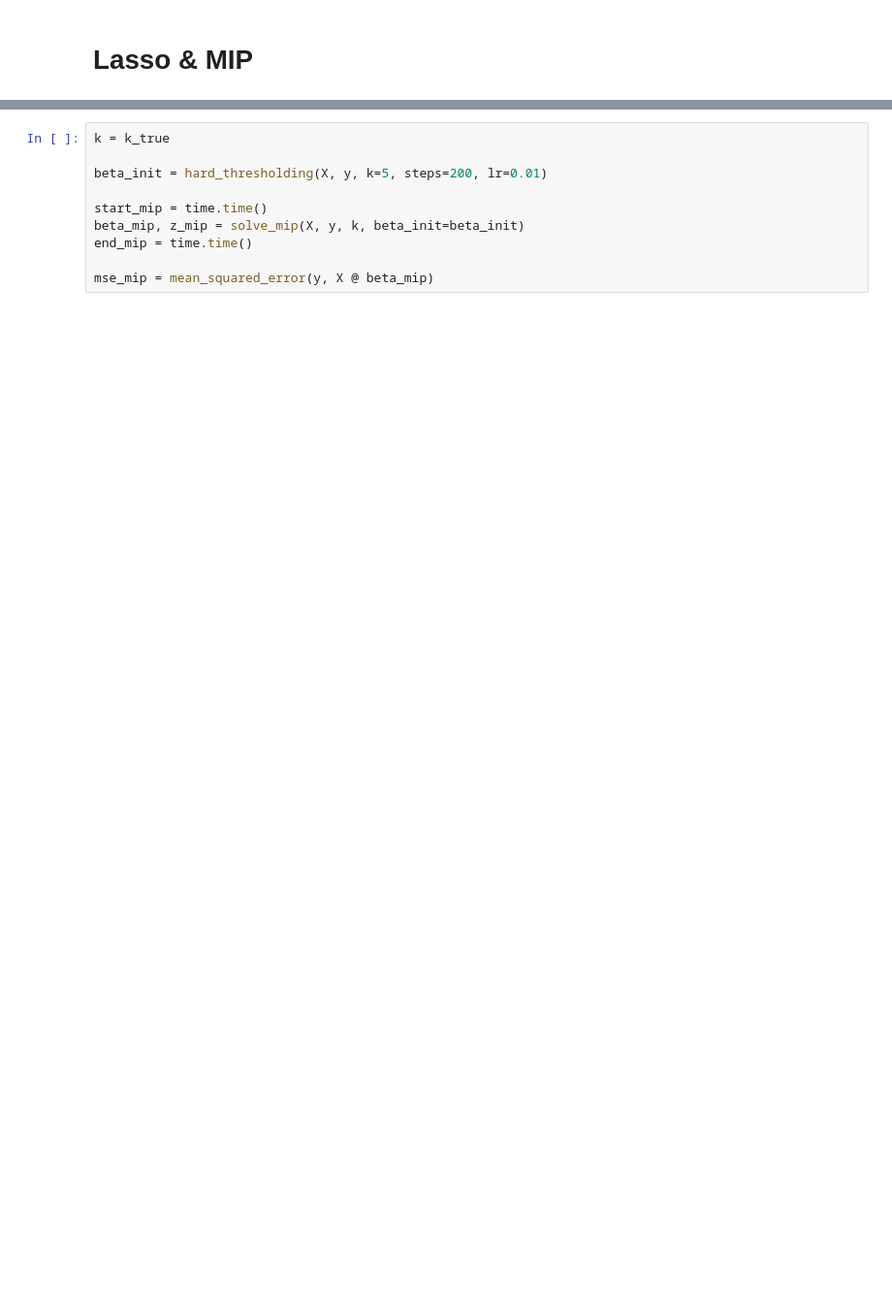
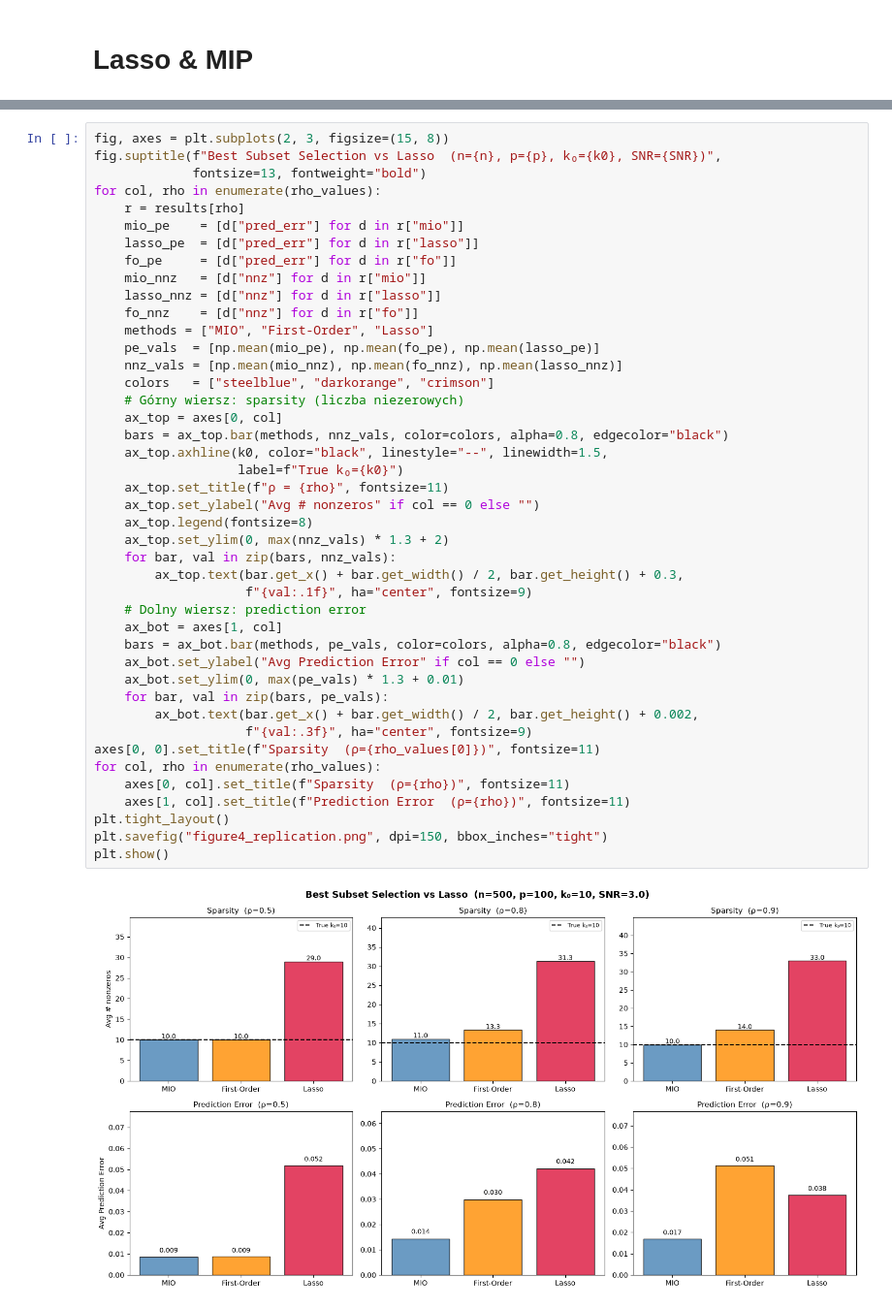
Before and after one commit to wachm24/OptProject, a Jupyter notebook: example.ipynb, the cells around one changed output, grey strips where cells are left out. Shown at 97% size. Drawn from its saved outputs; the diff is of its cells as text; blank space fills up the shorter version.

```diff
--- a/example.ipynb
+++ b/example.ipynb
@@ -38,10 +146,45 @@ mse_lasso = mean_squared_error(y, X @ beta_lasso)
 # %%
-k = k_true
-
-beta_init = hard_thresholding(X, y, k=5, steps=200, lr=0.01)
-
-start_mip = time.time()
-beta_mip, z_mip = solve_mip(X, y, k, beta_init=beta_init)
-end_mip = time.time()
-
-mse_mip = mean_squared_error(y, X @ beta_mip)
+fig, axes = plt.subplots(2, 3, figsize=(15, 8))
+fig.suptitle(f"Best Subset Selection vs Lasso  (n={n}, p={p}, k₀={k0}, SNR={SNR})",
+             fontsize=13, fontweight="bold")
+for col, rho in enumerate(rho_values):
+    r = results[rho]
+    mio_pe    = [d["pred_err"] for d in r["mio"]]
+    lasso_pe  = [d["pred_err"] for d in r["lasso"]]
+    fo_pe     = [d["pred_err"] for d in r["fo"]]
+    mio_nnz   = [d["nnz"] for d in r["mio"]]
+    lasso_nnz = [d["nnz"] for d in r["lasso"]]
+    fo_nnz    = [d["nnz"] for d in r["fo"]]
+    methods = ["MIO", "First-Order", "Lasso"]
+    pe_vals  = [np.mean(mio_pe), np.mean(fo_pe), np.mean(lasso_pe)]
+    nnz_vals = [np.mean(mio_nnz), np.mean(fo_nnz), np.mean(lasso_nnz)]
+    colors   = ["steelblue", "darkorange", "crimson"]
+    # Górny wiersz: sparsity (liczba niezerowych)
+    ax_top = axes[0, col]
+    bars = ax_top.bar(methods, nnz_vals, color=colors, alpha=0.8, edgecolor="black")
+    ax_top.axhline(k0, color="black", linestyle="--", linewidth=1.5,
+                   label=f"True k₀={k0}")
+    ax_top.set_title(f"ρ = {rho}", fontsize=11)
+    ax_top.set_ylabel("Avg # nonzeros" if col == 0 else "")
+    ax_top.legend(fontsize=8)
+    ax_top.set_ylim(0, max(nnz_vals) * 1.3 + 2)
+    for bar, val in zip(bars, nnz_vals):
+        ax_top.text(bar.get_x() + bar.get_width() / 2, bar.get_height() + 0.3,
+                    f"{val:.1f}", ha="center", fontsize=9)
+    # Dolny wiersz: prediction error
+    ax_bot = axes[1, col]
+    bars = ax_bot.bar(methods, pe_vals, color=colors, alpha=0.8, edgecolor="black")
+    ax_bot.set_ylabel("Avg Prediction Error" if col == 0 else "")
+    ax_bot.set_ylim(0, max(pe_vals) * 1.3 + 0.01)
+    for bar, val in zip(bars, pe_vals):
+        ax_bot.text(bar.get_x() + bar.get_width() / 2, bar.get_height() + 0.002,
+                    f"{val:.3f}", ha="center", fontsize=9)
+axes[0, 0].set_title(f"Sparsity  (ρ={rho_values[0]})", fontsize=11)
+for col, rho in enumerate(rho_values):
+    axes[0, col].set_title(f"Sparsity  (ρ={rho})", fontsize=11)
+    axes[1, col].set_title(f"Prediction Error  (ρ={rho})", fontsize=11)
+plt.tight_layout()
+plt.savefig("figure4_replication.png", dpi=150, bbox_inches="tight")
+plt.show()
+# %% [output]
+[figure, added]
```
Also changed, not shown: parts of 6 cells of this notebook, 2 other files.
